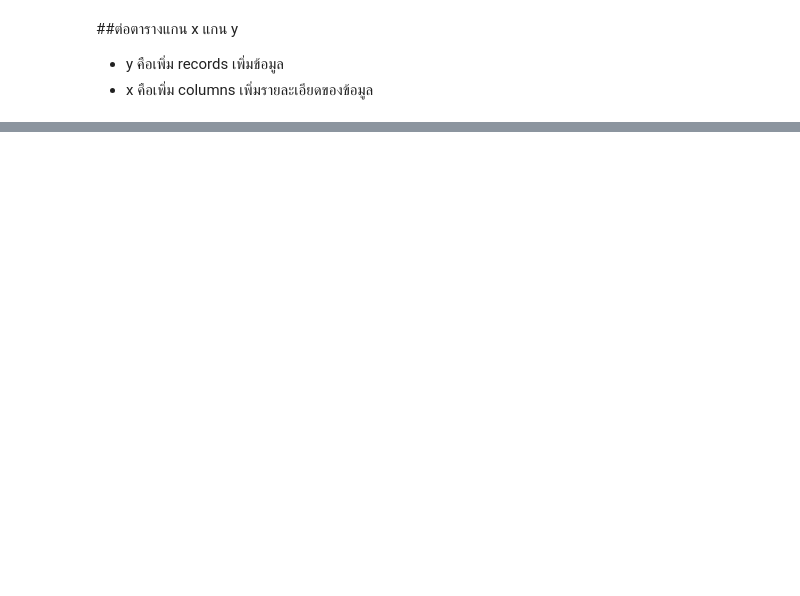
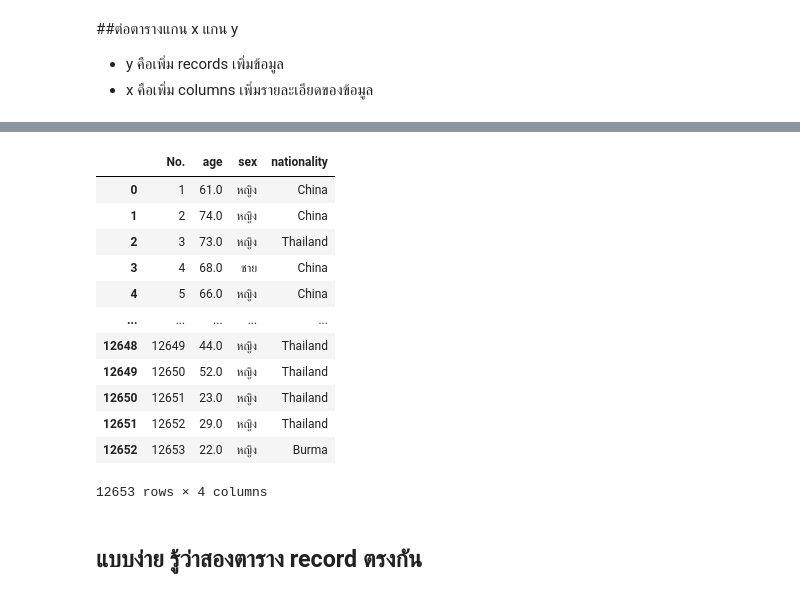
Before and after one commit to MMoltira/data_viz, a Jupyter notebook: Pandas102.ipynb, the cells around one changed output, grey strips where cells are left out. Cells and saved outputs as stored; diff of their text form; code cells hidden in the pictures; blank space fills up the shorter version.

```diff
--- a/Pandas102.ipynb
+++ b/Pandas102.ipynb
@@ -97,0 +219,19 @@ True
+# %%
+data_human = data_covid[['No.','age','sex','nationality']]
+data_human
+# %% [output]
+|  | No. | age | sex | nationality |
+| 0 | 1 | 61.0 | หญิง | China |
+| 1 | 2 | 74.0 | หญิง | China |
+| 2 | 3 | 73.0 | หญิง | Thailand |
+| 3 | 4 | 68.0 | ชาย | China |
+| 4 | 5 | 66.0 | หญิง | China |
+| ... | ... | ... | ... | ... |
+| 12648 | 12649 | 44.0 | หญิง | Thailand |
+| 12649 | 12650 | 52.0 | หญิง | Thailand |
+| 12650 | 12651 | 23.0 | หญิง | Thailand |
+| 12651 | 12652 | 29.0 | หญิง | Thailand |
+| 12652 | 12653 | 22.0 | หญิง | Burma |
+12653 rows × 4 columns
+# %% [markdown]
+## แบบง่าย รู้ว่าสองตาราง record ตรงกัน
```
Also changed, not shown: parts of 25 cells of this notebook.
